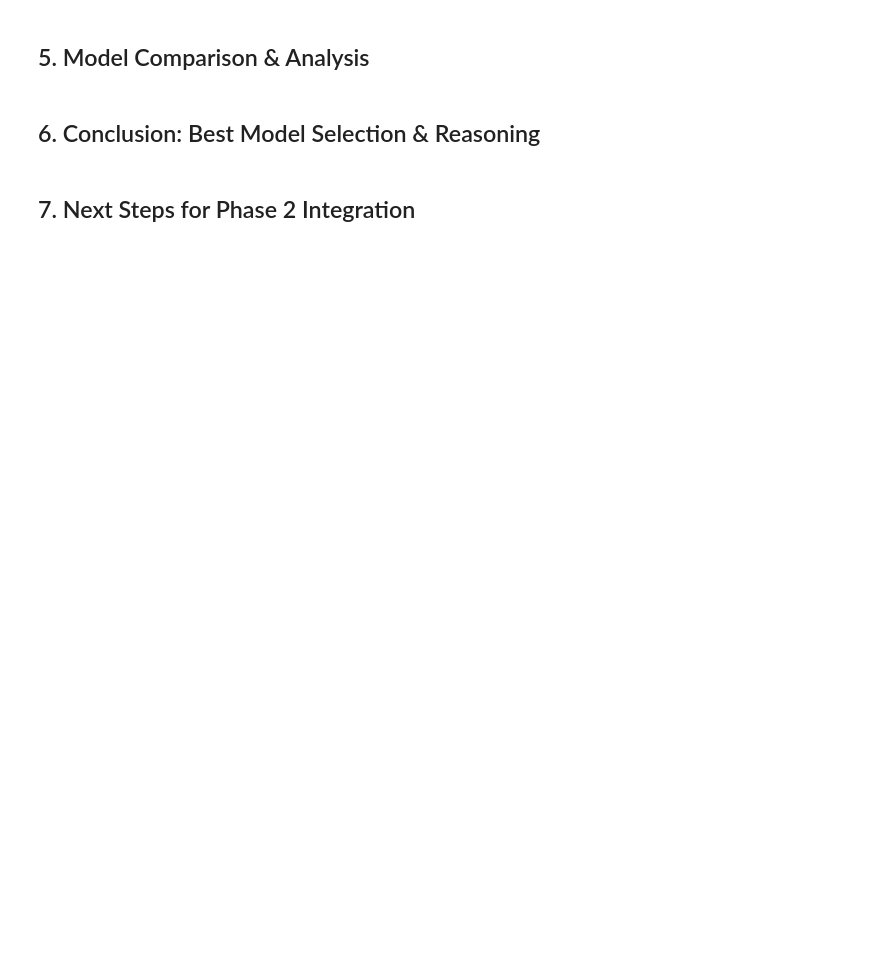
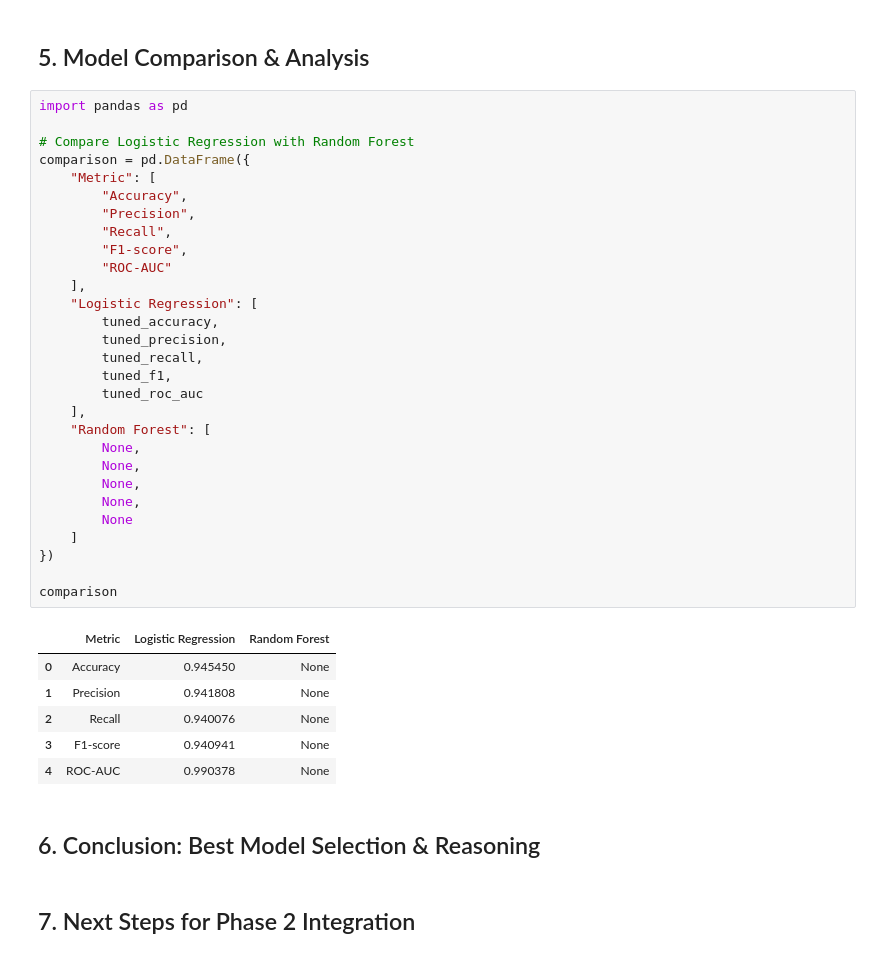
Before and after one commit to jooryA/SWE485-Project-Group6, a Jupyter notebook: Phase1_Supervised_Learning.ipynb, the cells around one changed output. Drawn from its saved outputs; the diff is of its cells as text; blank space fills up the shorter version.

```diff
--- a/Phase1_Supervised_Learning.ipynb
+++ b/Phase1_Supervised_Learning.ipynb
@@ -35,5 +300,41 @@ Logistic Regression is the simple, interpretable baseline. Random Forest is the
 # %% [markdown]
 ## 5. Model Comparison & Analysis
+# %%
+import pandas as pd
+
+# Compare Logistic Regression with Random Forest
+comparison = pd.DataFrame({
+    "Metric": [
+        "Accuracy",
+        "Precision",
+        "Recall",
+        "F1-score",
+        "ROC-AUC"
+    ],
+    "Logistic Regression": [
+        tuned_accuracy,
+        tuned_precision,
+        tuned_recall,
+        tuned_f1,
+        tuned_roc_auc
+    ],
+    "Random Forest": [
+        None,
+        None,
+        None,
+        None,
+        None
+    ]
+})
+
+comparison
+# %% [output]
+|  | Metric | Logistic Regression | Random Forest |
+| 0 | Accuracy | 0.945450 | None |
+| 1 | Precision | 0.941808 | None |
+| 2 | Recall | 0.940076 | None |
+| 3 | F1-score | 0.940941 | None |
+| 4 | ROC-AUC | 0.990378 | None |
 # %% [markdown]
 ## 6. Conclusion: Best Model Selection & Reasoning
 # %% [markdown]
```
Also changed, not shown: parts of 15 cells of this notebook.
